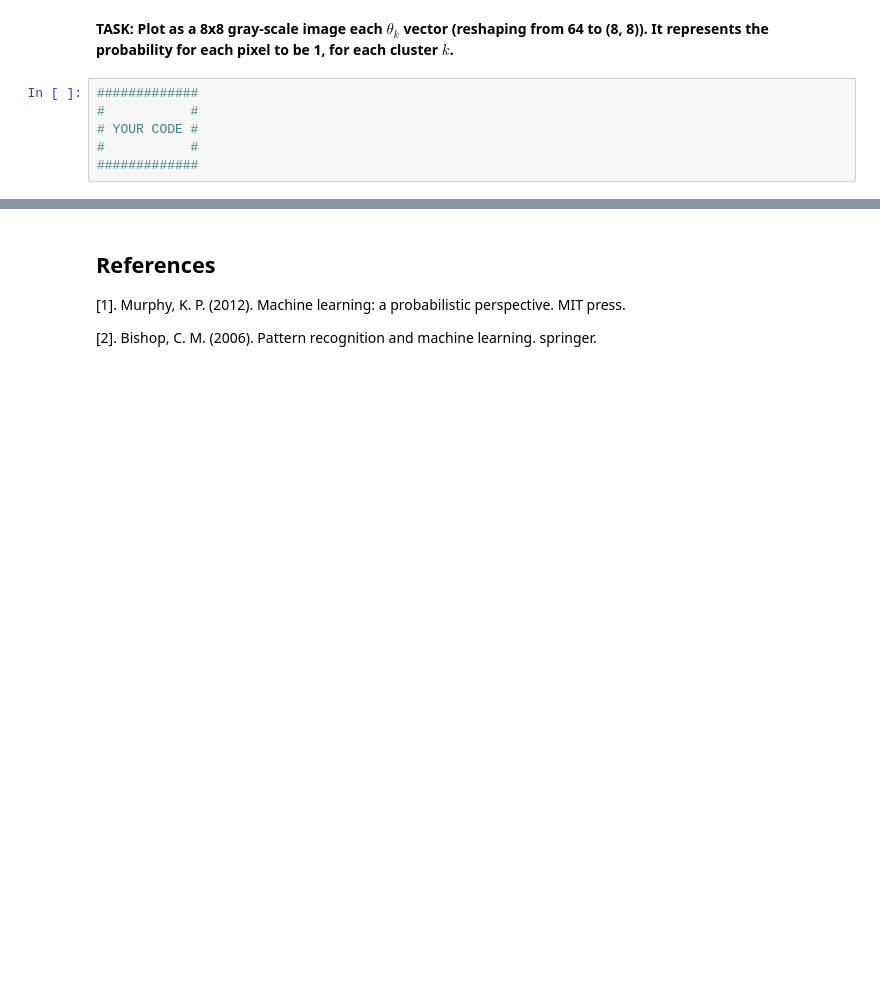
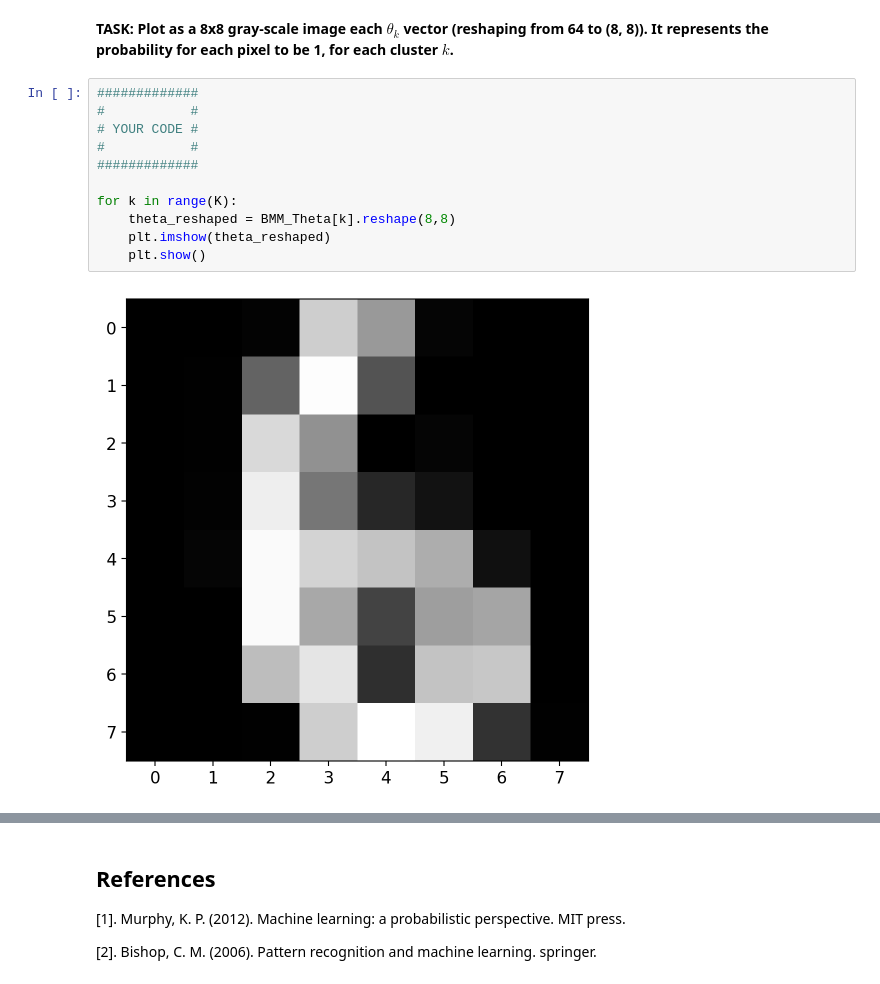
Before and after one commit to oscar-02-5/lab_mixture_models, a Jupyter notebook: lab_mixture_models_students.ipynb, the cells around one changed output, grey strips where cells are left out. Saved outputs shown, nothing was run; the diff lists cells and outputs as text; blank space fills up the shorter version.

```diff
--- a/lab_mixture_models_students.ipynb
+++ b/lab_mixture_models_students.ipynb
@@ -757,8 +839,15 @@ X = Bin_Images.reshape([-1,D])
 # %% [markdown]
 **TASK: Plot as a 8x8 gray-scale image each $\theta_k$ vector (reshaping from 64 to (8, 8)). It represents the probability for each pixel to be 1, for each cluster $k$.**
-# %%
-#############
-#           #
-# YOUR CODE #
-#           #
-#############
+# %%
+#############
+#           #
+# YOUR CODE #
+#           #
+#############
+
+for k in range(K):
+    theta_reshaped = BMM_Theta[k].reshape(8,8)
+    plt.imshow(theta_reshaped)
+    plt.show()
+# %% [output]
+[figure, added]
```
Also changed, not shown: parts of 8 cells of this notebook.
